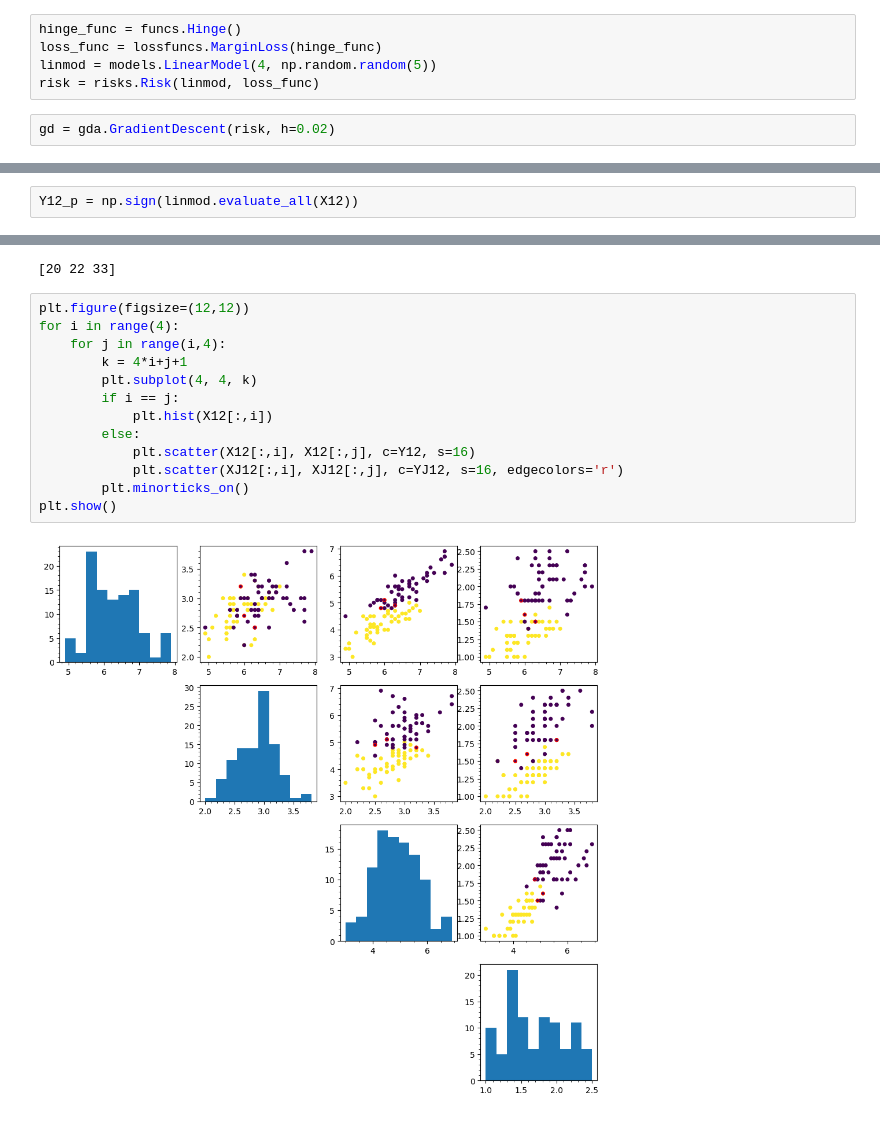
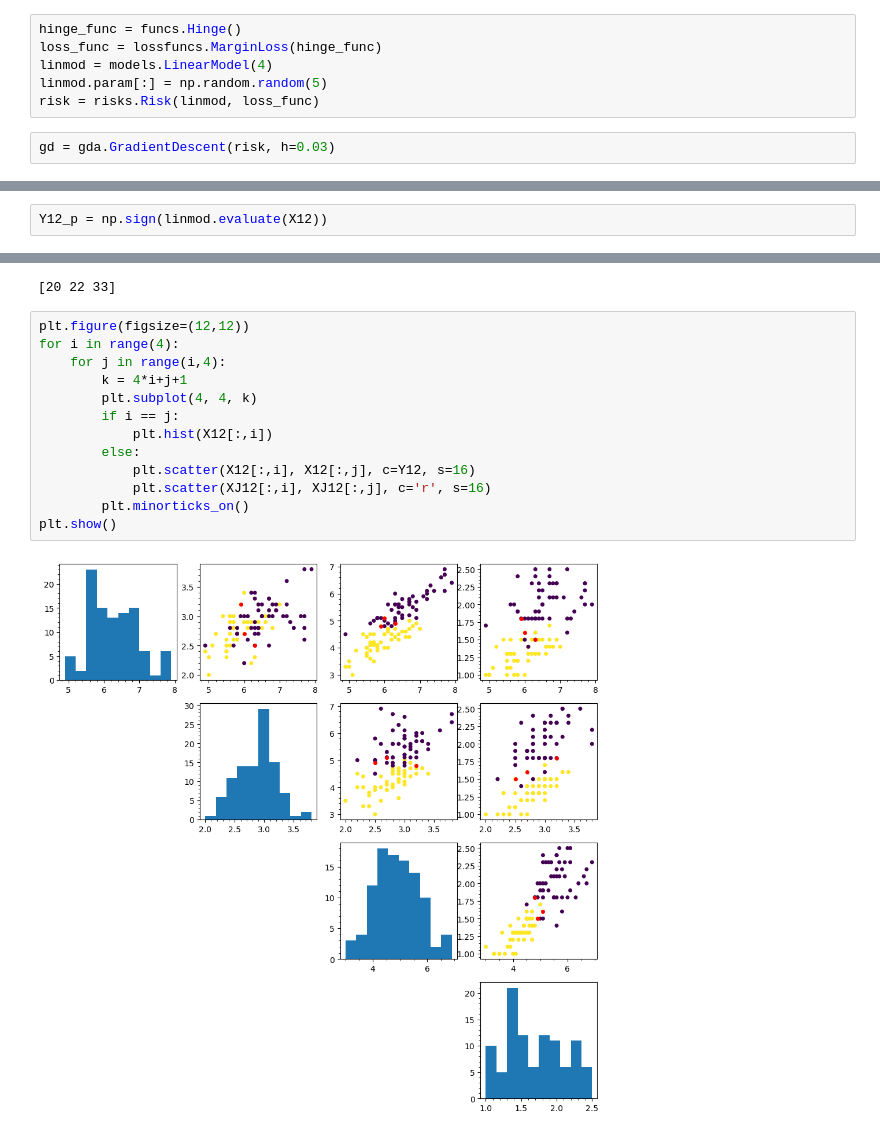
Before and after one commit to intellimath/mltools, a Jupyter notebook: notebooks/python_linear_classification_iris.ipynb, the cells around one changed output, grey strips where cells are left out. Cells and saved outputs as stored; diff of their text form.

```diff
--- a/notebooks/python_linear_classification_iris.ipynb
+++ b/notebooks/python_linear_classification_iris.ipynb
@@ -37,10 +59,11 @@ import mltools.risks as risks
 # %%
 hinge_func = funcs.Hinge()
 loss_func = lossfuncs.MarginLoss(hinge_func)
-linmod = models.LinearModel(4, np.random.random(5))
+linmod = models.LinearModel(4)
+linmod.param[:] = np.random.random(5)
 risk = risks.Risk(linmod, loss_func)
 # %%
-gd = gda.GradientDescent(risk, h=0.02)
+gd = gda.GradientDescent(risk, h=0.03)
 # %%
 gd.fit(X12, Y12)
 # %%
@@ -51,7 +74,7 @@ plt.show()
 # %%
 import sklearn.metrics as metrics
 # %%
-Y12_p = np.sign(linmod.evaluate_all(X12))
+Y12_p = np.sign(linmod.evaluate(X12))
 # %%
 metrics.accuracy_score(Y12_p, Y12)
 # %% [output]
@@ -67,15 +90,15 @@ print(J12)
 # %%
 plt.figure(figsize=(12,12))
 for i in range(4):
     for j in range(i,4):
         k = 4*i+j+1
         plt.subplot(4, 4, k)
         if i == j:
             plt.hist(X12[:,i])
         else:
             plt.scatter(X12[:,i], X12[:,j], c=Y12, s=16)
-            plt.scatter(XJ12[:,i], XJ12[:,j], c=YJ12, s=16, edgecolors='r')
+            plt.scatter(XJ12[:,i], XJ12[:,j], c='r', s=16)
         plt.minorticks_on()
 plt.show()
 # %% [output]
-[figure, old version]
+[figure, new version]
```
Also changed, not shown: parts of 5 cells of this notebook, 5 other files.
